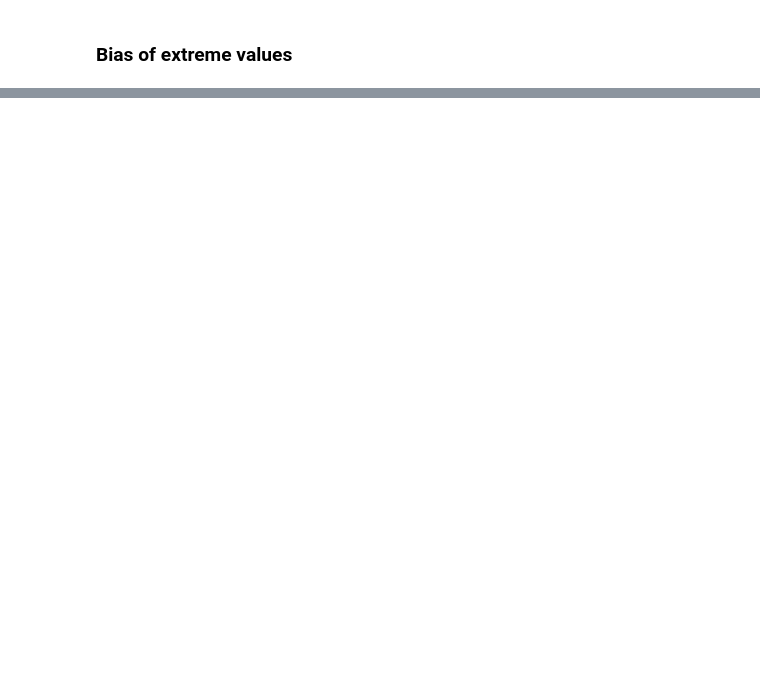
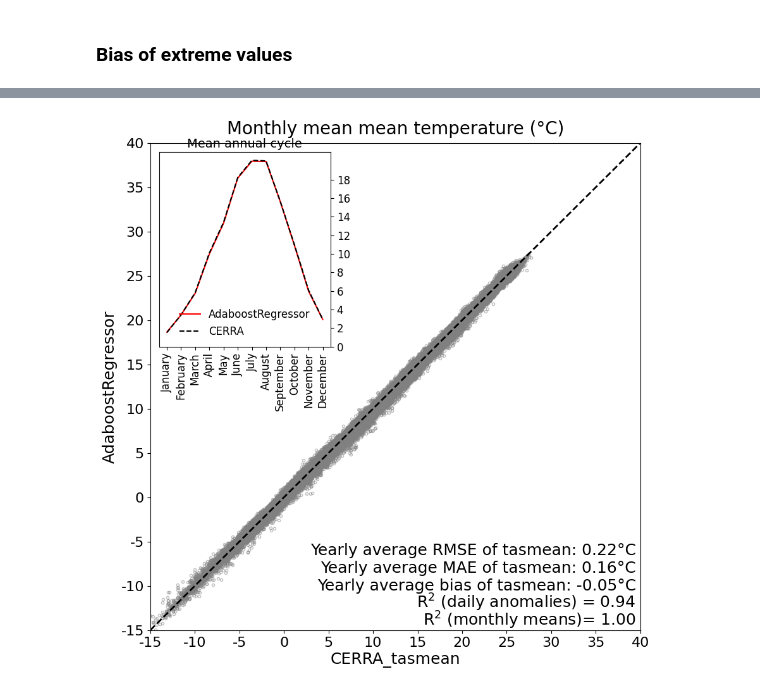
Before and after one commit to suriyahgit/downScaleML, a Jupyter notebook: Notebooks/saviour_document.ipynb, the cells around one changed output, grey strips where cells are left out. Drawn from its saved outputs; the diff is of its cells as text; code cells hidden in the pictures; blank space fills up the shorter version.

```diff
--- a/Notebooks/saviour_document.ipynb
+++ b/Notebooks/saviour_document.ipynb
@@ -546,0 +497,49 @@ fig.savefig('../Notebooks/Figures/{}_bias_p{:.0f}.png'.format(PREDICTAND, quanti
+# %%
+# scatter plot of observations vs. predictions
+fig, ax = plt.subplots(1, 1, figsize=(10, 10))
+
+# plot entire dataset
+ax.plot(y_true_mv, y_pred_mv, 'o', alpha=.5, markeredgecolor='grey', markerfacecolor='none', markersize=3)
+
+# plot 1:1 mapping line
+if PREDICTAND == 'tasmin':
+    interval = np.arange(-25, 30, 5)
+else:
+    interval = np.arange(-15, 45, 5)
+
+ax.plot(interval, interval, color='k', lw=2, ls='--')
+
+# add coefficients of determination
+ax.text(interval[-1] - 0.5, interval[0] + 0.5, s='R$^2$ (monthly means)= {:.2f}'.format(r2_mm), ha='right', fontsize=18)
+ax.text(interval[-1] - 0.5, interval[0] + 2.5, s='R$^2$ (daily anomalies) = {:.2f}'.format(r2_anom), ha='right', fontsize=18)
+ax.text(interval[-1] - 0.5, interval[0] + 4.5, s='Yearly average bias of {}: {:.2f}°C'.format(PREDICTAND, bias_yearly_avg.mean().item()), ha='right', fontsize=18)
+ax.text(interval[-1] - 0.5, interval[0] + 6.5, s='Yearly average MAE of {}: {:.2f}°C'.format(PREDICTAND, mae_avg.mean().item()), ha='right', fontsize=18)
+ax.text(interval[-1] - 0.5, interval[0] + 8.5, s='Yearly average RMSE of {}: {:.2f}°C'.format(PREDICTAND, rmse_avg.mean().item()), ha='right', fontsize=18)
+
+
+# format axes
+ax.set_ylim(interval[0], interval[-1])
+ax.set_xlim(interval[0], interval[-1])
+ax.set_xticks(interval)
+ax.set_xticklabels(interval, fontsize=16)
+ax.set_yticks(interval)
+ax.set_yticklabels(interval, fontsize=16)
+ax.set_xlabel('CERRA_tasmean', fontsize=18)
+ax.set_ylabel(PRED, fontsize=18)
+ax.set_title('Monthly mean {} (°C)'.format(NAMES[PREDICTAND]), fontsize=20, pad=10);
+
+# add axis for annual cycle
+axins = inset_axes(ax, width="35%", height="40%", loc=2, borderpad=1)
+axins.plot(y_pred_ac.values, ls='-', color='r', label=PRED)
+axins.plot(y_true_ac.values, ls='--', color='k', label='CERRA')
+axins.legend(frameon=False, fontsize=12, loc='lower center');
+axins.yaxis.tick_right()
+axins.set_yticks(np.arange(-10, 11, 2) if PREDICTAND == 'tasmin' else np.arange(0, 20, 2))
+axins.set_yticklabels(np.arange(-10, 11, 2) if PREDICTAND == 'tasmin' else np.arange(0, 20, 2), fontsize=12)
+axins.set_xticks(np.arange(0, 12))
+axins.set_xticklabels([calendar.month_name[i + 1] for i in np.arange(0, 12)], rotation=90, fontsize=12)
+axins.set_title('Mean annual cycle', fontsize=14, pad=5);
+
+#plt.savefig('mslp.png', dpi=300, bbox_inches='tight')
+# %% [output]
+[figure, added]
```
Also changed, not shown: parts of 15 cells of this notebook, 10 other files.
